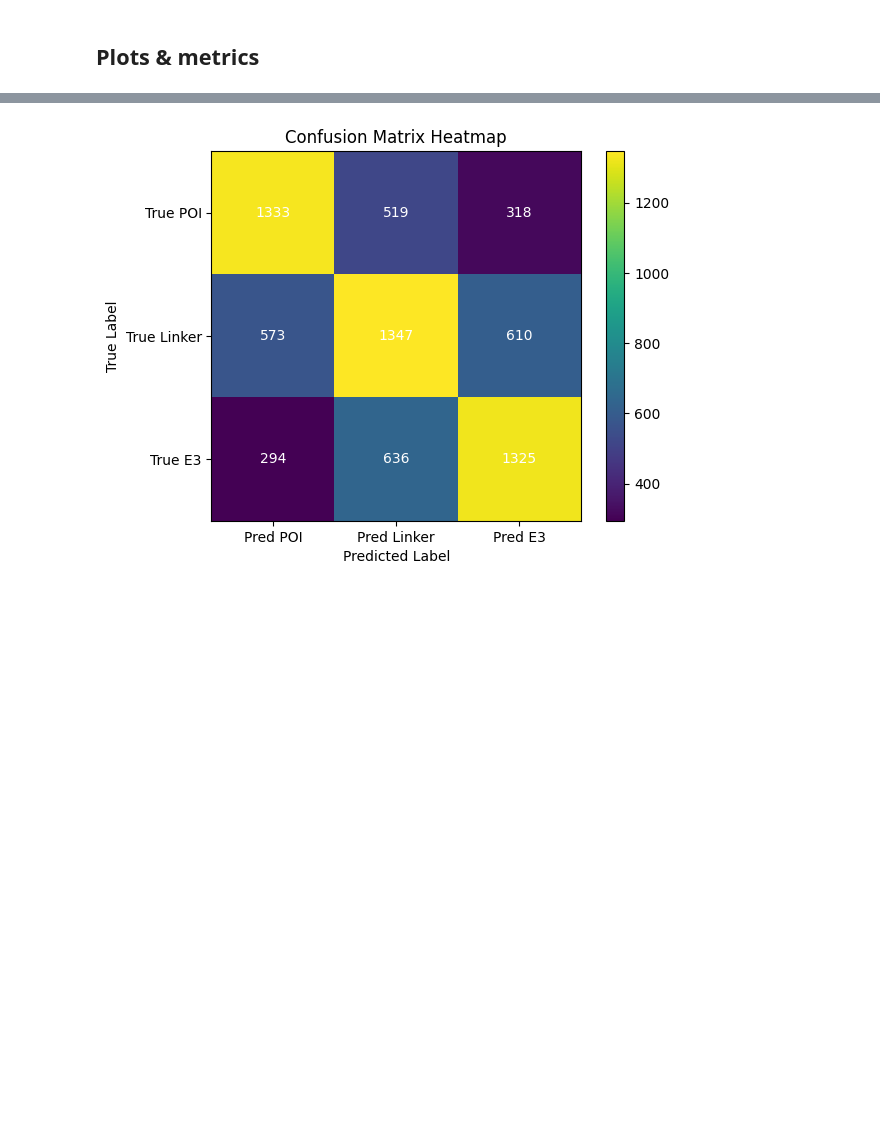
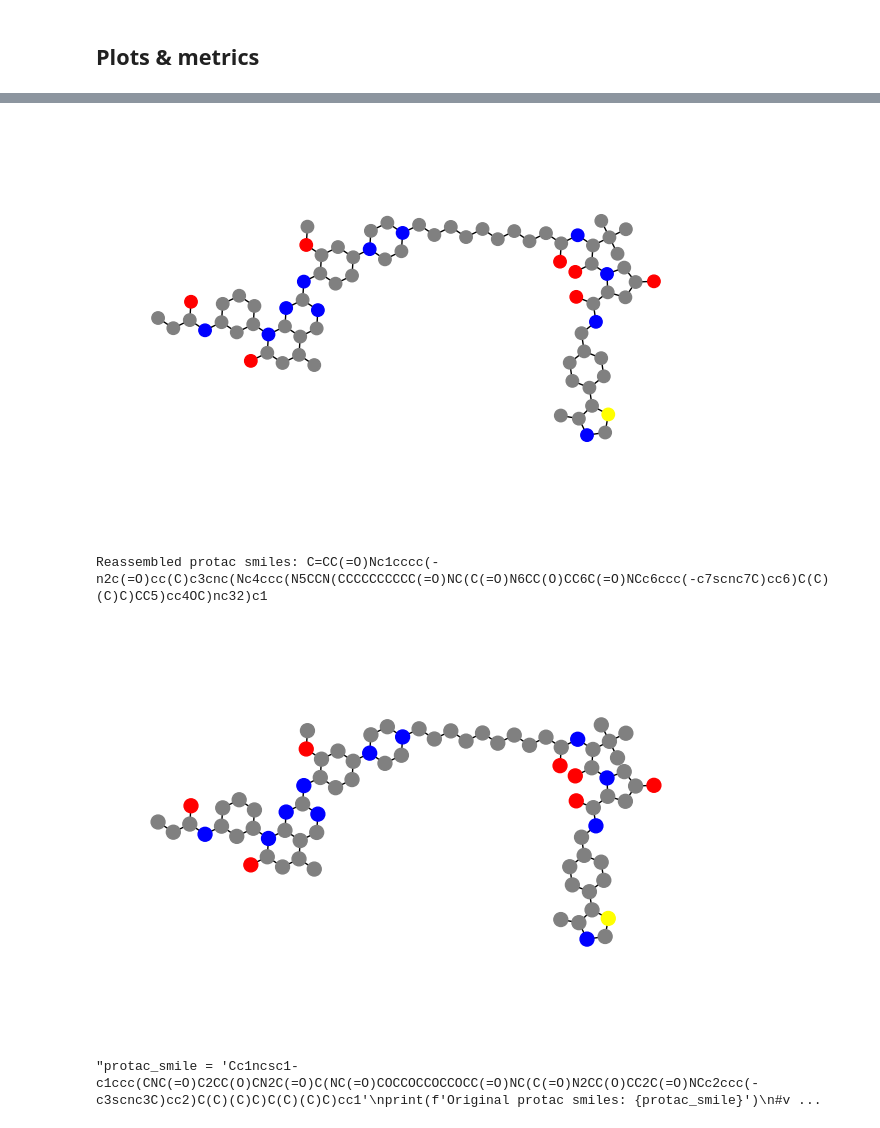
Before and after one commit to ribesstefano/PROTAC-Splitter, a Jupyter notebook: notebooks/GNN/gnn_full_pipeline.ipynb, the cells around one changed output, grey strips where cells are left out. Cells and saved outputs as stored; diff of their text form; code cells hidden in the pictures; blank space fills up the shorter version.

```diff
--- a/notebooks/GNN/gnn_full_pipeline.ipynb
+++ b/notebooks/GNN/gnn_full_pipeline.ipynb
@@ -1380,31 +1434,35 @@ print(Confusion3Matrix) #WRONGLY CALCULATED
 # %%
 
 # Convert the matrix to a NumPy array for better handling
-confusion_matrix_np = np.array(Confusion3Matrix)                          #Confusion3Matrix WRONGLY CALCULATED
+confusion_matrix_np = np.array(Confusion3Matrix_sum)                          #Confusion3Matrix WRONGLY CALCULATED
 
 # Create the heatmap
-plt.imshow(confusion_matrix_np, cmap='viridis', interpolation='nearest')
+plt.imshow(confusion_matrix_np, cmap='Blues', interpolation='nearest')
 
 # Add color bar
-plt.colorbar()
+#plt.colorbar()
 
 # Annotate the heatmap with text
 for i in range(confusion_matrix_np.shape[0]):
     for j in range(confusion_matrix_np.shape[1]):
-        text = plt.text(j, i, confusion_matrix_np[i, j], ha="center", va="center", color="w")
+        text = plt.text(j, i, confusion_matrix_np[i, j], ha="center", va="center", color="black")
+
+Correct_predictions = sum(np.diag(confusion_matrix_np))
+total_predictions = np.sum(confusion_matrix_np)
+confirm_validation_accuracy = Correct_predictions/total_predictions
+print(f'Confusion matrix reproduces validation accuracy: {val_accuracy == confirm_validation_accuracy}')
 
 # Adding labels for clarity
 plt.xlabel('Predicted Label')
 plt.ylabel('True Label')
-plt.title('Confusion Matrix Heatmap')
+plt.title('Confusion Matrix')
 
 # Add x and y ticks (optional, for better clarity)
 plt.xticks(range(len(confusion_matrix_np)), ['Pred POI', 'Pred Linker', 'Pred E3'])
 plt.yticks(range(len(confusion_matrix_np)), ['True POI', 'True Linker', 'True E3'])
 
 plt.show()
+print("Sum of rows are sum of the number of nodes in the true substructure. \nExample: 7 True L & Pred Linker, means that the model correctly predicted 7 linker nodes. \n         3 True Linker & Pred E3, means that 3 nodes that are actually a part of the linker were predicted as E3 nodes")
-# %% [output]
-[figure, removed]
 # %%
 #Bar plot for Num nodes mislabelled nodes for whole PROTAC.
 plt.bar(num_mislabelled.keys(), num_mislabelled.values(), 1, color='b')
@@ -1556,3 +1590,29 @@ for class_label, X_MCS_maxatoms_list in enumerate([POI_MCS_maxatoms_list, Linker
 plt.tight_layout()
 plt.subplots_adjust(top=0.85)  # Adjust the top padding to make room for the super title
 plt.show()
+# %%
+# number of valid smiles
+# Convert G -> mol -> SMILES
+idx=0
+substructures = chosen_dataset[idx].substructure_smiles
+protac_smile = chosen_dataset[idx].smiles
+graph = chosen_dataset[idx].G
+vizualize_protac_graph(protac_smile, node_size=80)
+#for substruct in [0, 1, 2]:
+#    vizualize_protac_graph(substructures[substruct], node_size=80)
+
+mol = graph_to_mol(graph)
+reassembled_protac_smile = Chem.MolToSmiles(mol)
+print(f'Reassembled protac smiles: {reassembled_protac_smile}')
+vizualize_protac_graph(reassembled_protac_smile)
+
+
+# TODO: Count the number of valid "mol" for all substructures.
+
+
+#draw_smiles_with_titles(protac_smile=protac_smile, substructure_smiles=substructures)
+# %% [output]
+[figure, added]
+Reassembled protac smiles: C=CC(=O)Nc1cccc(-n2c(=O)cc(C)c3cnc(Nc4ccc(N5CCN(CCCCCCCCCC(=O)NC(C(=O)N6CC(O)CC6C(=O)NCc6ccc(-c7scnc7C)cc6)C(C)(C)C)CC5)cc4OC)nc32)c1
+[figure, added]
+"protac_smile = 'Cc1ncsc1-c1ccc(CNC(=O)C2CC(O)CN2C(=O)C(NC(=O)COCCOCCOCCOCC(=O)NC(C(=O)N2CC(O)CC2C(=O)NCc2ccc(-c3scnc3C)cc2)C(C)(C)C)C(C)(C)C)cc1'\nprint(f'Original protac smiles: {protac_smile}')\n#v ...
```
Also changed, not shown: parts of 13 cells of this notebook.
